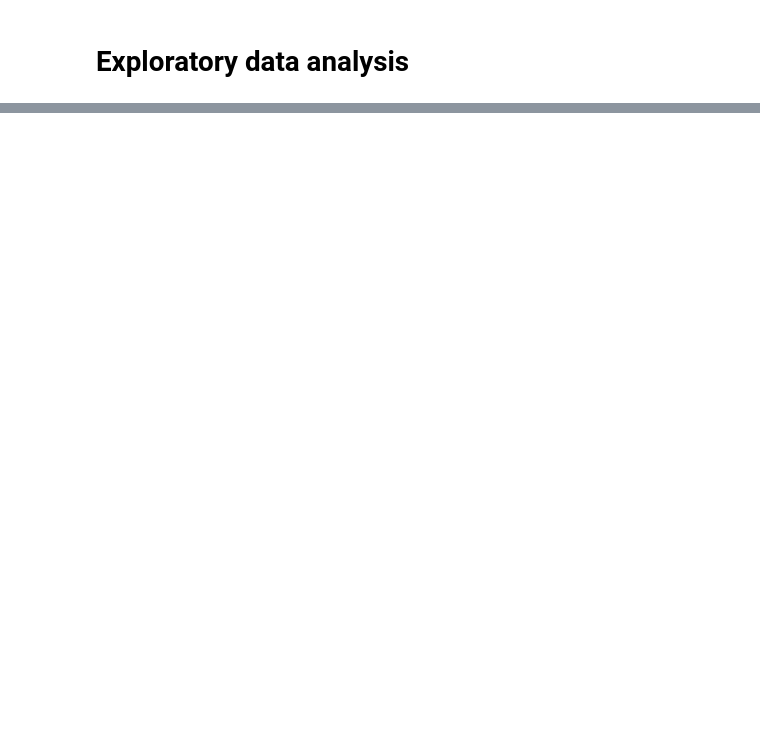
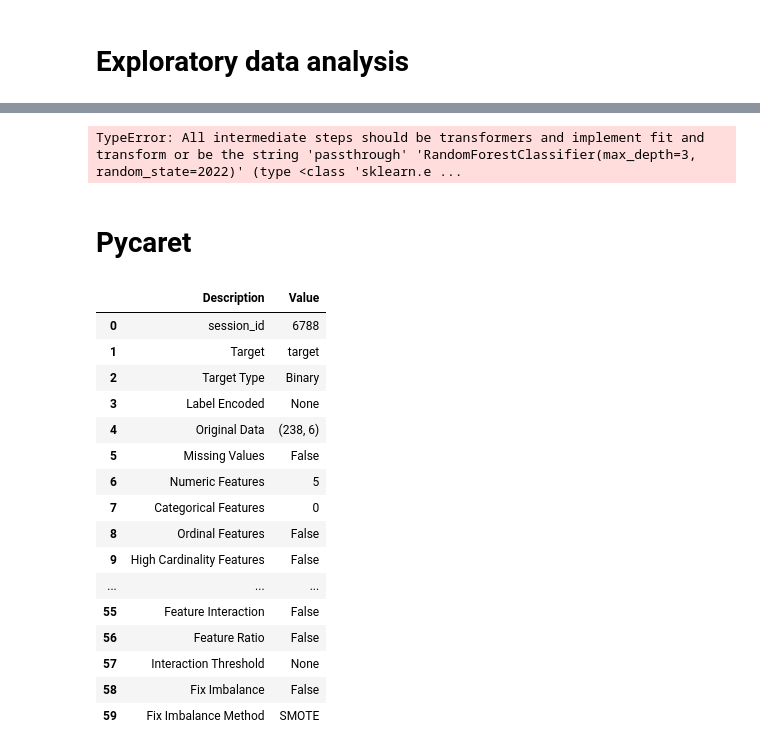
Before and after one commit to ennioferreirab/forecast_classification_test, a Jupyter notebook: 0_load_data.ipynb, the cells around one changed output, grey strips where cells are left out. Cells and saved outputs as stored; diff of their text form; code cells hidden in the pictures; blank space fills up the shorter version.

```diff
--- a/0_load_data.ipynb
+++ b/0_load_data.ipynb
@@ -109,0 +533,40 @@ Name: amount, dtype: float64
+# %%
+under_sampler = RandomUnderSampler(random_state=2022)
+train_X, train_y = under_sampler.fit_resample(
+train_df.drop(['target'],axis=1),
+train_df[['target']])
+
+test_df = train_X.merge(test_loans_fe[['uuid','target']],on='uuid',how='inner')
+train_X.drop('uuid',axis=1,inplace=True)
+test_df.drop('uuid',axis=1,inplace=True)
+
+pipeline = Pipeline([
+('rfc', RandomForestClassifier(n_estimators=100, max_depth=3, random_state=2022)),
+('under_sampler', RandomUnderSampler(random_state=2022)),
+])
+pipeline.fit(train_X, train_y)
+# %% [output]
+TypeError: All intermediate steps should be transformers and implement fit and transform or be the string 'passthrough' 'RandomForestClassifier(max_depth=3, random_state=2022)' (type <class 'sklearn.e ...
+# %% [markdown]
+# Pycaret
+# %%
+from pycaret.classification import *
+s = setup(data=pd.concat([train_X, train_y], axis=1), target = 'target')
+# %% [output]
+|  | Description | Value |
+| 0 | session_id | 6788 |
+| 1 | Target | target |
+| 2 | Target Type | Binary |
+| 3 | Label Encoded | None |
+| 4 | Original Data | (238, 6) |
+| 5 | Missing Values | False |
+| 6 | Numeric Features | 5 |
+| 7 | Categorical Features | 0 |
+| 8 | Ordinal Features | False |
+| 9 | High Cardinality Features | False |
+| ... | ... | ... |
+| 55 | Feature Interaction | False |
+| 56 | Feature Ratio | False |
+| 57 | Interaction Threshold | None |
+| 58 | Fix Imbalance | False |
+| 59 | Fix Imbalance Method | SMOTE |
```
Also changed, not shown: parts of 27 cells of this notebook.
